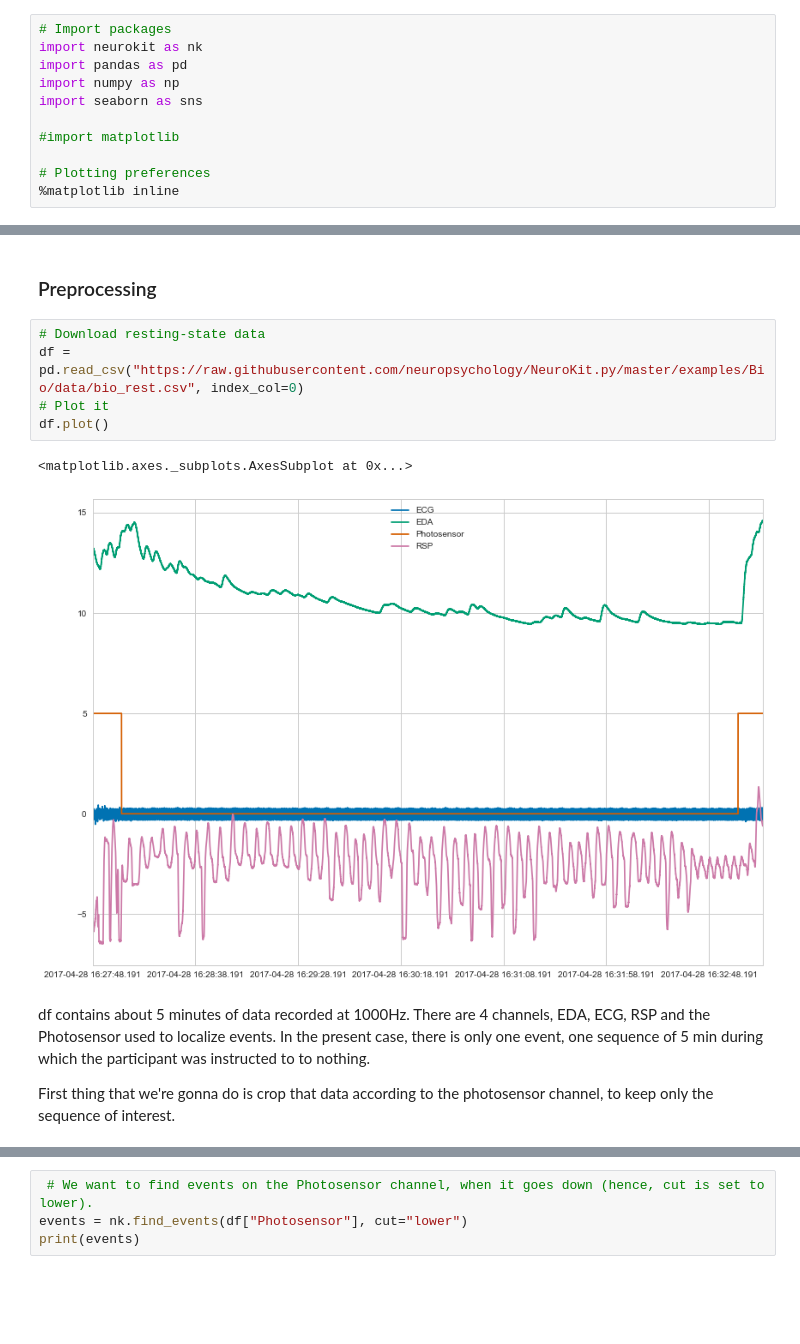
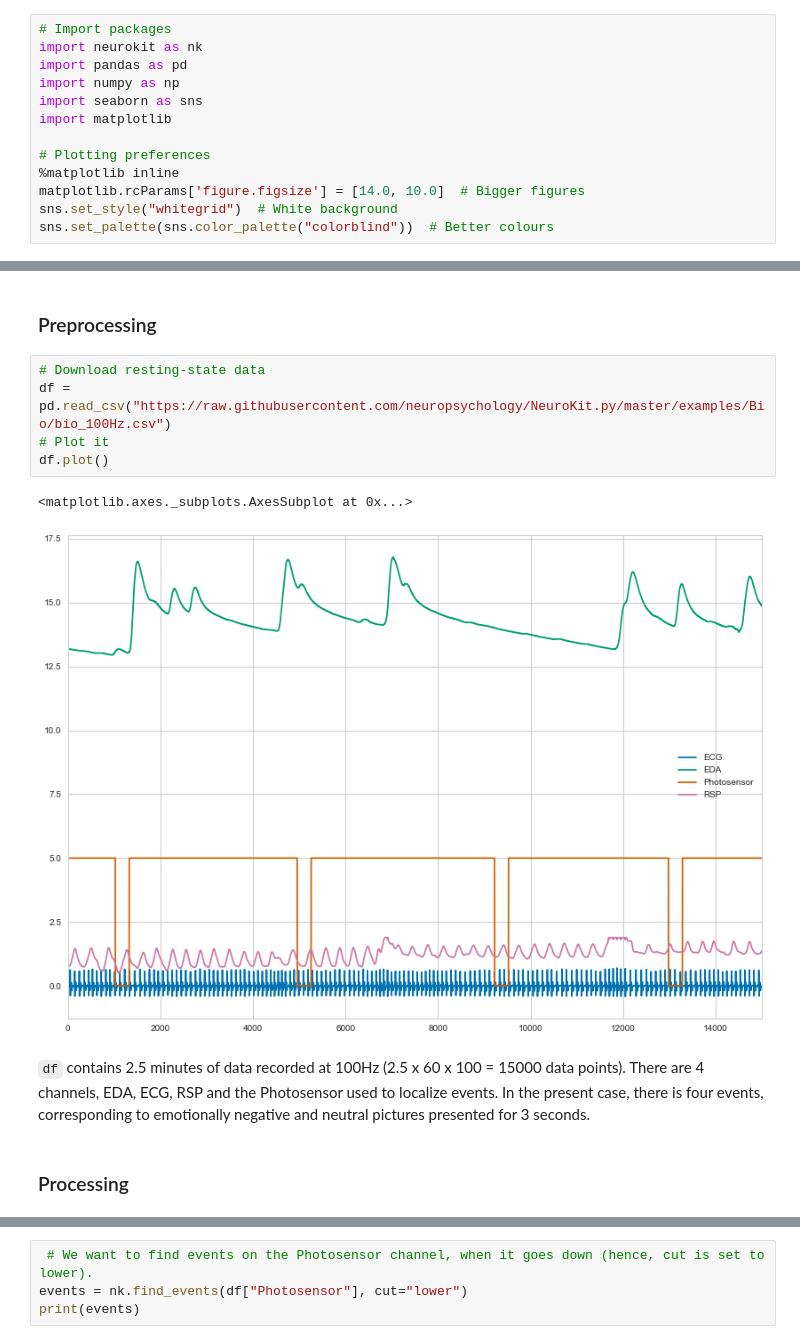
Before and after one commit to neuropsychology/NeuroKit.py, a Jupyter notebook: examples/Bio/bio.ipynb, the cells around one changed output, grey strips where cells are left out. Cells and saved outputs as stored; diff of their text form; blank space fills up the shorter version.

```diff
--- a/examples/Bio/bio.ipynb
+++ b/examples/Bio/bio.ipynb
@@ -10,24 +10,26 @@ import neurokit as nk
 import pandas as pd
 import numpy as np
 import seaborn as sns
-
-#import matplotlib
+import matplotlib
 
 # Plotting preferences
 %matplotlib inline
+matplotlib.rcParams['figure.figsize'] = [14.0, 10.0]  # Bigger figures
+sns.set_style("whitegrid")  # White background
+sns.set_palette(sns.color_palette("colorblind"))  # Better colours
 # %% [markdown]
 ## Block Paradigms
 # %% [markdown]
 ### Preprocessing
 # %%
 # Download resting-state data
-df = pd.read_csv("https://raw.githubusercontent.com/neuropsychology/NeuroKit.py/master/examples/Bio/data/bio_rest.csv", index_col=0)
+df = pd.read_csv("https://raw.githubusercontent.com/neuropsychology/NeuroKit.py/master/examples/Bio/bio_100Hz.csv")
 # Plot it
 df.plot()
 # %% [output]
 <matplotlib.axes._subplots.AxesSubplot at 0x...>
-[figure, old version]
+[figure, new version]
 # %% [markdown]
-df contains about 5 minutes of data recorded at 1000Hz. There are 4 channels, EDA, ECG, RSP and the Photosensor used to localize events. In the present case, there is only one event, one sequence of 5 min during which the participant was instructed to to nothing.
-
-First thing that we're gonna do is crop that data according to the photosensor channel, to keep only the sequence of interest.
+`df` contains 2.5 minutes of data recorded at 100Hz (2.5 x 60 x 100 = 15000 data points). There are 4 channels, EDA, ECG, RSP and the Photosensor used to localize events. In the present case, there is four events, corresponding to emotionally negative and neutral pictures presented for 3 seconds.
+# %% [markdown]
+### Processing
```
Also changed, not shown: parts of 5 cells of this notebook, 1 other file.
